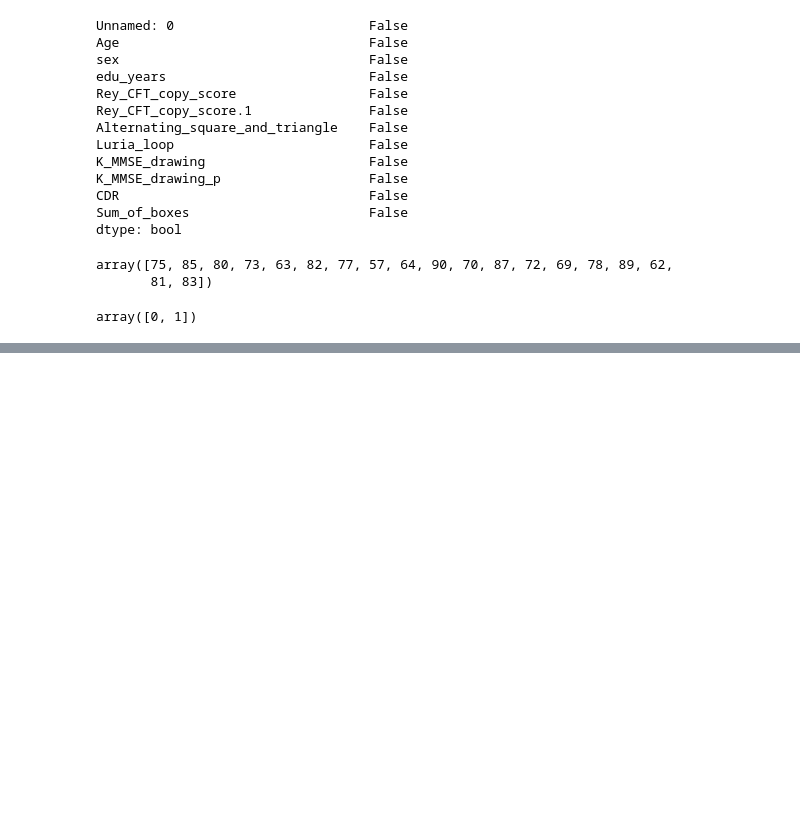
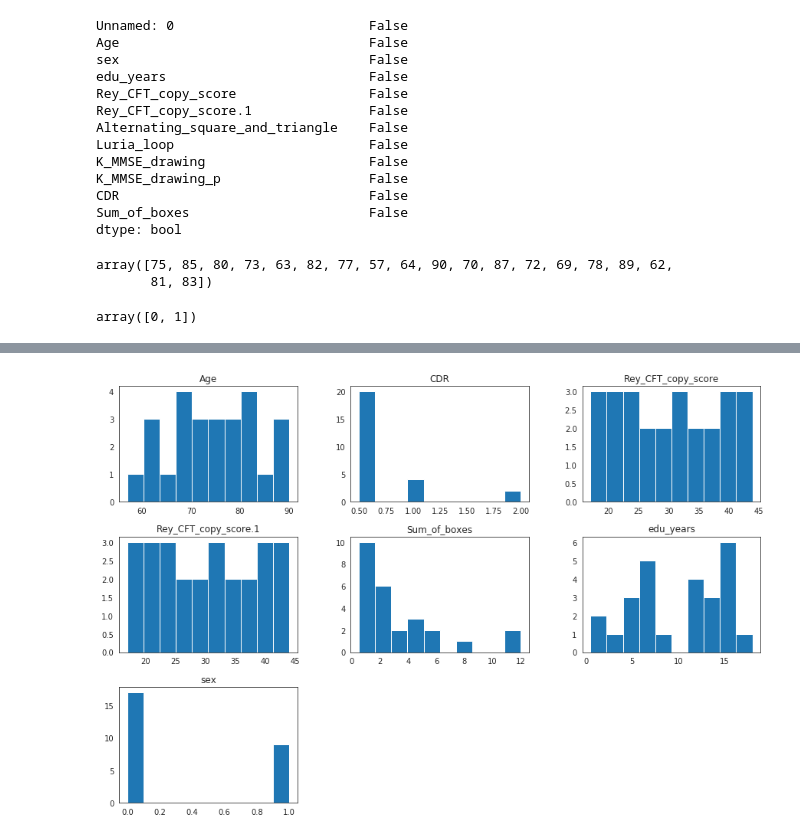
Before and after one commit to chanda1993/ML-CDR-Prediction-, a Jupyter notebook: Test1.ipynb, the cells around one changed output, grey strips where cells are left out. Saved outputs shown, nothing was run; the diff lists cells and outputs as text; code cells hidden in the pictures; blank space fills up the shorter version.

```diff
--- a/Test1.ipynb
+++ b/Test1.ipynb
@@ -161,0 +163,4 @@ hist_mean = data_mean.hist (bins=10, figsize = (15, 10), grid = False,)
+# %%
+hist_se=data_Age_diag.hist(bins=10, figsize=(15, 10),grid=False,)
+# %% [output]
+[figure, added]
```
Also changed, not shown: parts of 12 cells of this notebook, 1 other file.
